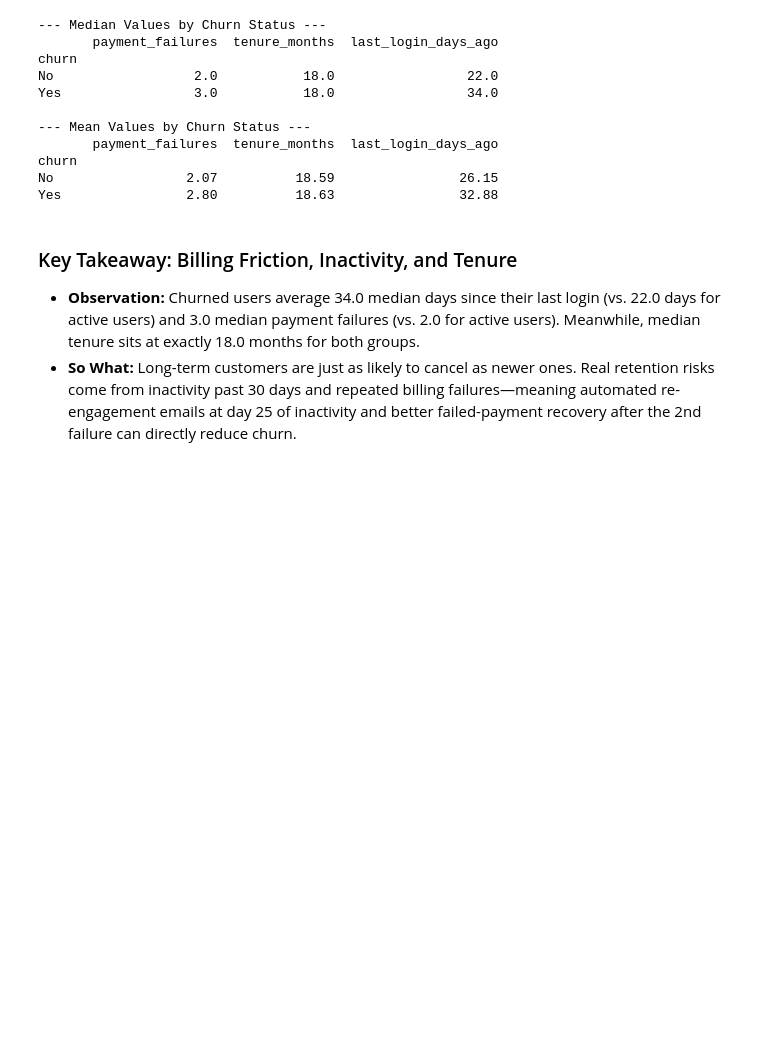
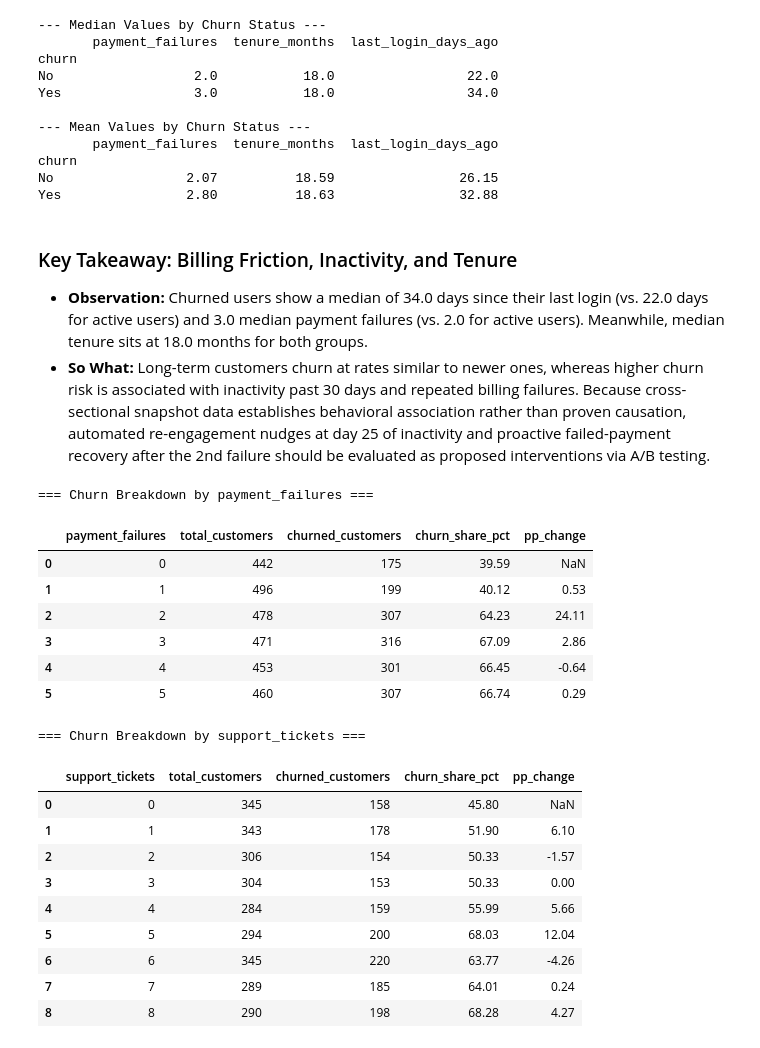
Before and after one commit to adonaandrei/saas-churn-analytics, a Jupyter notebook: notebooks/saas_eda.ipynb, the cells around one changed output. Cells and saved outputs as stored; diff of their text form; code cells hidden in the pictures; blank space fills up the shorter version.

Commit message:
Publish Power BI dashboard, breakdown tables, and updated README

```diff
--- a/notebooks/saas_eda.ipynb
+++ b/notebooks/saas_eda.ipynb
@@ -229,7 +237,45 @@ No                 2.07          18.59                26.15
 Yes                2.80          18.63                32.88
 # %% [markdown]
 ### Key Takeaway: Billing Friction, Inactivity, and Tenure
-* **Observation:** Churned users average 34.0 median days since their last login (vs. 22.0 days for active users) and 3.0 median payment failures (vs. 2.0 for active users). Meanwhile, median tenure sits at exactly 18.0 months for both groups.
-* **So What:** Long-term customers are just as likely to cancel as newer ones. Real retention risks come from inactivity past 30 days and repeated billing failures—meaning automated re-engagement emails at day 25 of inactivity and better failed-payment recovery after the 2nd failure can directly reduce churn.
+
+- **Observation:** Churned users show a median of 34.0 days since their last login (vs. 22.0 days for active users) and 3.0 median payment failures (vs. 2.0 for active users). Meanwhile, median tenure sits at 18.0 months for both groups.
+- **So What:** Long-term customers churn at rates similar to newer ones, whereas higher churn risk is associated with inactivity past 30 days and repeated billing failures. Because cross-sectional snapshot data establishes behavioral association rather than proven causation, automated re-engagement nudges at day 25 of inactivity and proactive failed-payment recovery after the 2nd failure should be evaluated as proposed interventions via A/B testing.
+# %%
+# Summary tables for payment failures and support tickets
+for col in ['payment_failures', 'support_tickets']:
+    breakdown = (
+        df.groupby(col)
+          .agg(
+              total_customers=('user_id', 'count'),
+              churned_customers=('churn', lambda s: (s == 'Yes').sum())
+          )
+          .reset_index()
+    )
+    breakdown['churn_share_pct'] = (
+        breakdown['churned_customers'] / breakdown['total_customers'] * 100
+    ).round(2)
+    breakdown['pp_change'] = breakdown['churn_share_pct'].diff().round(2)
+    print(f"\n=== Churn Breakdown by {col} ===")
+    display(breakdown)
+# %% [output]
+=== Churn Breakdown by payment_failures ===
+|  | payment_failures | total_customers | churned_customers | churn_share_pct | pp_change |
+| 0 | 0 | 442 | 175 | 39.59 | NaN |
+| 1 | 1 | 496 | 199 | 40.12 | 0.53 |
+| 2 | 2 | 478 | 307 | 64.23 | 24.11 |
+| 3 | 3 | 471 | 316 | 67.09 | 2.86 |
+| 4 | 4 | 453 | 301 | 66.45 | -0.64 |
+| 5 | 5 | 460 | 307 | 66.74 | 0.29 |
+=== Churn Breakdown by support_tickets ===
+|  | support_tickets | total_customers | churned_customers | churn_share_pct | pp_change |
+| 0 | 0 | 345 | 158 | 45.80 | NaN |
+| 1 | 1 | 343 | 178 | 51.90 | 6.10 |
+| 2 | 2 | 306 | 154 | 50.33 | -1.57 |
+| 3 | 3 | 304 | 153 | 50.33 | 0.00 |
+| 4 | 4 | 284 | 159 | 55.99 | 5.66 |
+| 5 | 5 | 294 | 200 | 68.03 | 12.04 |
+| 6 | 6 | 345 | 220 | 63.77 | -4.26 |
+| 7 | 7 | 289 | 185 | 64.01 | 0.24 |
+| 8 | 8 | 290 | 198 | 68.28 | 4.27 |
 # %% [markdown]
 ## Summary
```
Also changed, not shown: parts of 2 cells of this notebook, 10 other files.
